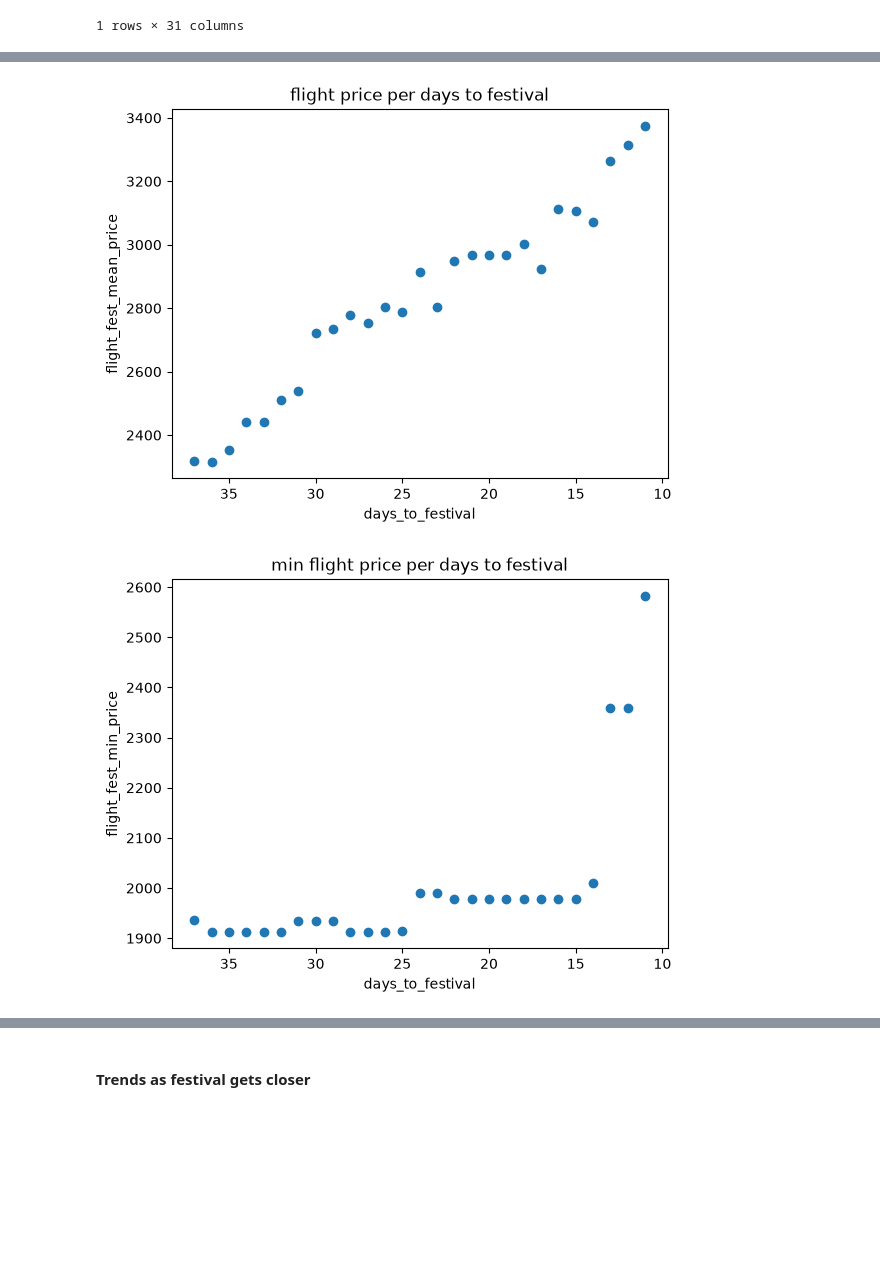
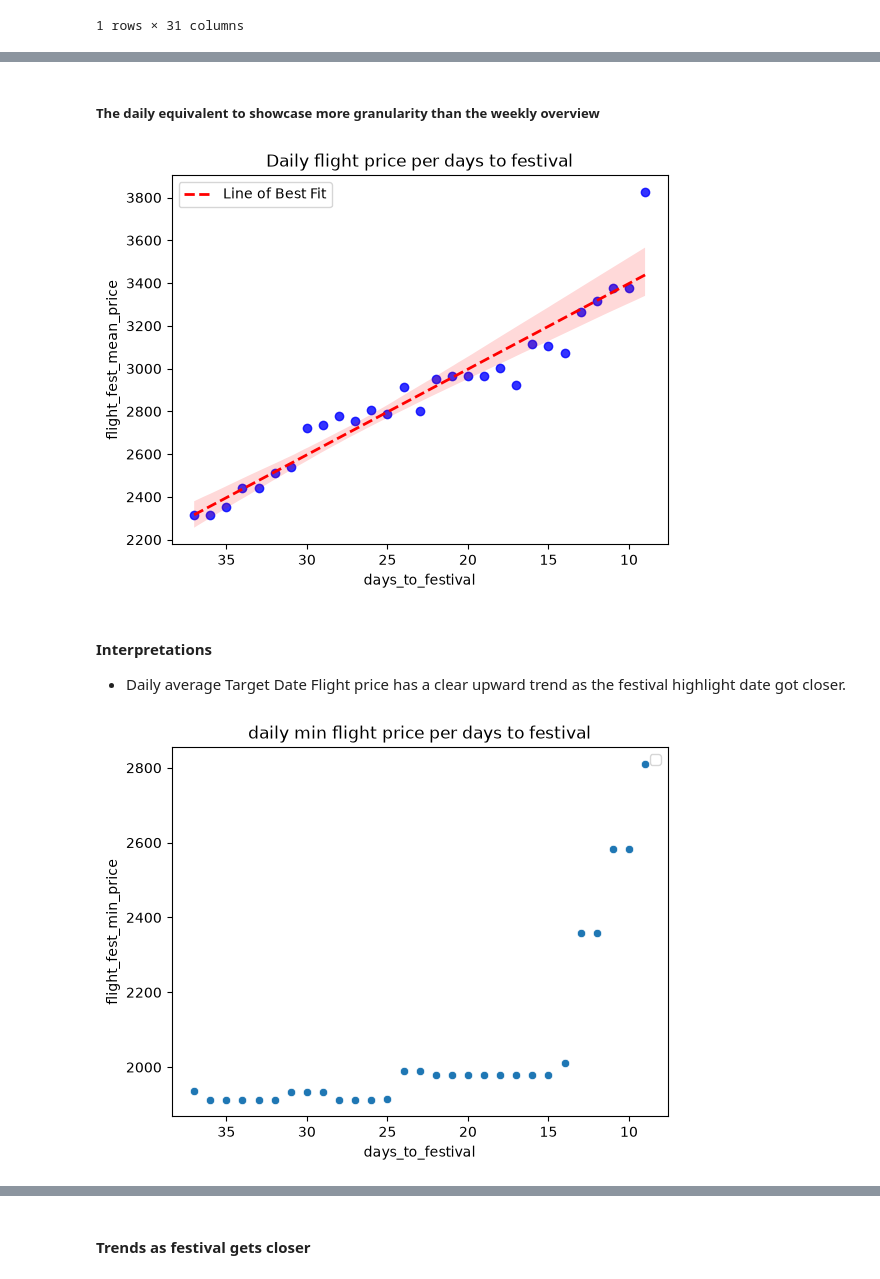
Before and after one commit to Naehum-Dela-Cruz/dep-data-engineering-naehum, a Jupyter notebook: notebooks/week_14_eda_visualization.ipynb, the cells around one changed output, grey strips where cells are left out. Saved outputs shown, nothing was run; the diff lists cells and outputs as text; code cells hidden in the pictures; blank space fills up the shorter version.

Commit message:
Feat (week 14) : finish eda and visualization

```diff
--- a/notebooks/week_14_eda_visualization.ipynb
+++ b/notebooks/week_14_eda_visualization.ipynb
@@ -101,22 +147,50 @@ plt.show()
+# %% [markdown]
+##### The daily equivalent to showcase more granularity than the weekly overview
 # %%
-plt.scatter(df['days_to_festival'], df['flight_fest_mean_price'])
+sns.regplot(
+    data=df,
+    x='days_to_festival',
+    y='flight_fest_mean_price',
+    color='blue',
+    line_kws={'color': 'red', 'linestyle': '--', 'linewidth': 2, 'label': 'Line of Best Fit'}
+)
 
-plt.title("flight price per days to festival")
+plt.title("Daily flight price per days to festival")
 plt.xlabel("days_to_festival")
 plt.ylabel("flight_fest_mean_price")
 
 plt.gca().invert_xaxis()
+plt.legend()
 plt.show()
 # %% [output]
-[figure, old version]
+[figure, new version]
+# %% [markdown]
+#### Interpretations
+- Daily average Target Date Flight price has a clear upward trend as the festival highlight date got closer.
 # %%
-plt.scatter(df['days_to_festival'], df['flight_fest_min_price'])
+# plt.scatter(df['days_to_festival'], df['flight_fest_min_price'])
 
-plt.title("min flight price per days to festival")
+# plt.title("daily min flight price per days to festival")
+# plt.xlabel("days_to_festival")
+# plt.ylabel("flight_fest_min_price")
+
+# plt.gca().invert_xaxis()
+# plt.show()
+
+sns.scatterplot(
+    data=df,
+    x='days_to_festival',
+    y='flight_fest_min_price',
+    # color='blue',
+    # line_kws={'color': 'red', 'linestyle': '--', 'linewidth': 2, 'label': 'Line of Best Fit'}
+)
+
+plt.title("daily min flight price per days to festival")
 plt.xlabel("days_to_festival")
 plt.ylabel("flight_fest_min_price")
 
 plt.gca().invert_xaxis()
+plt.legend()
 plt.show()
 # %% [output]
-[figure, old version]
+[figure, new version]
```
Also changed, not shown: parts of 21 cells of this notebook.
